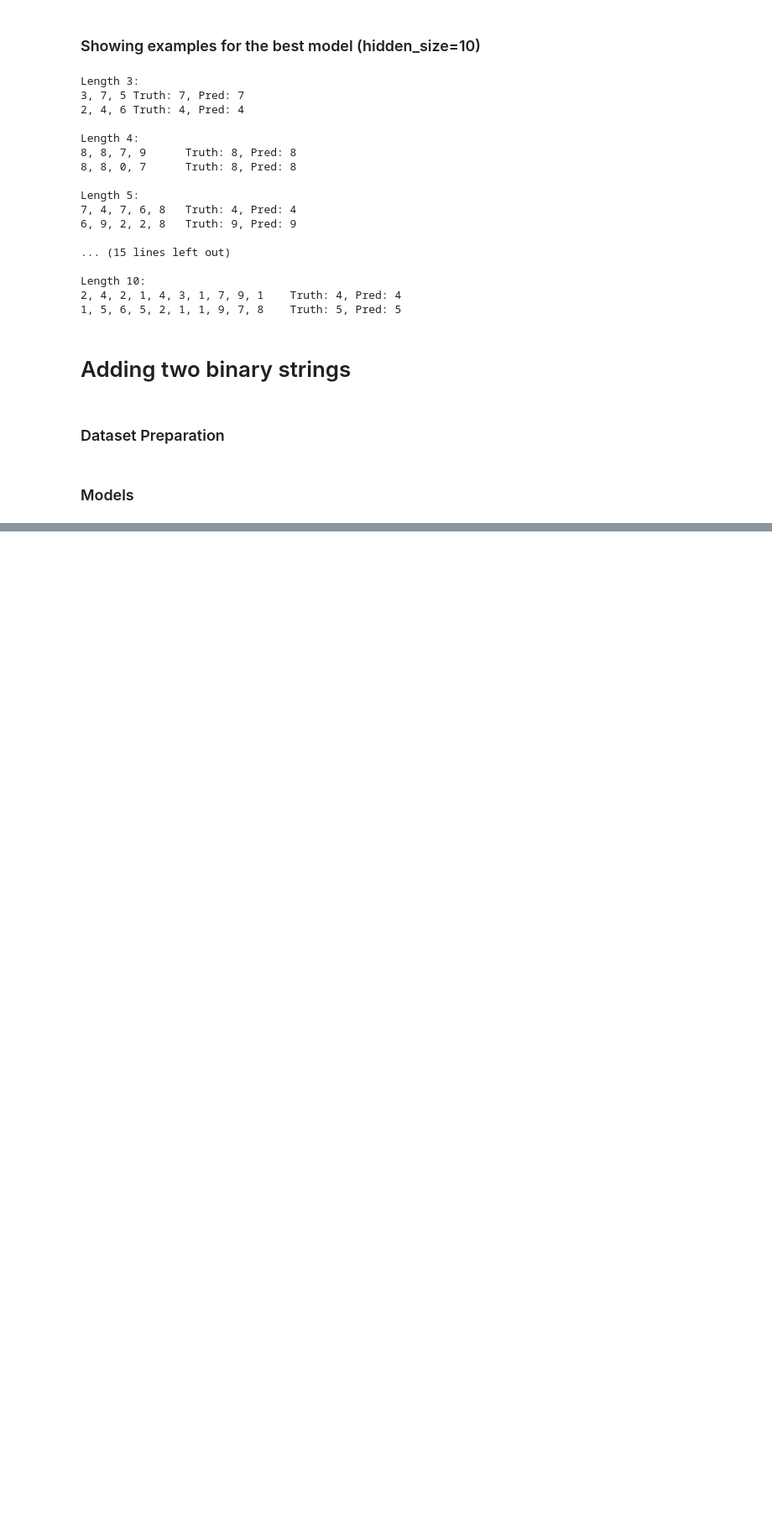
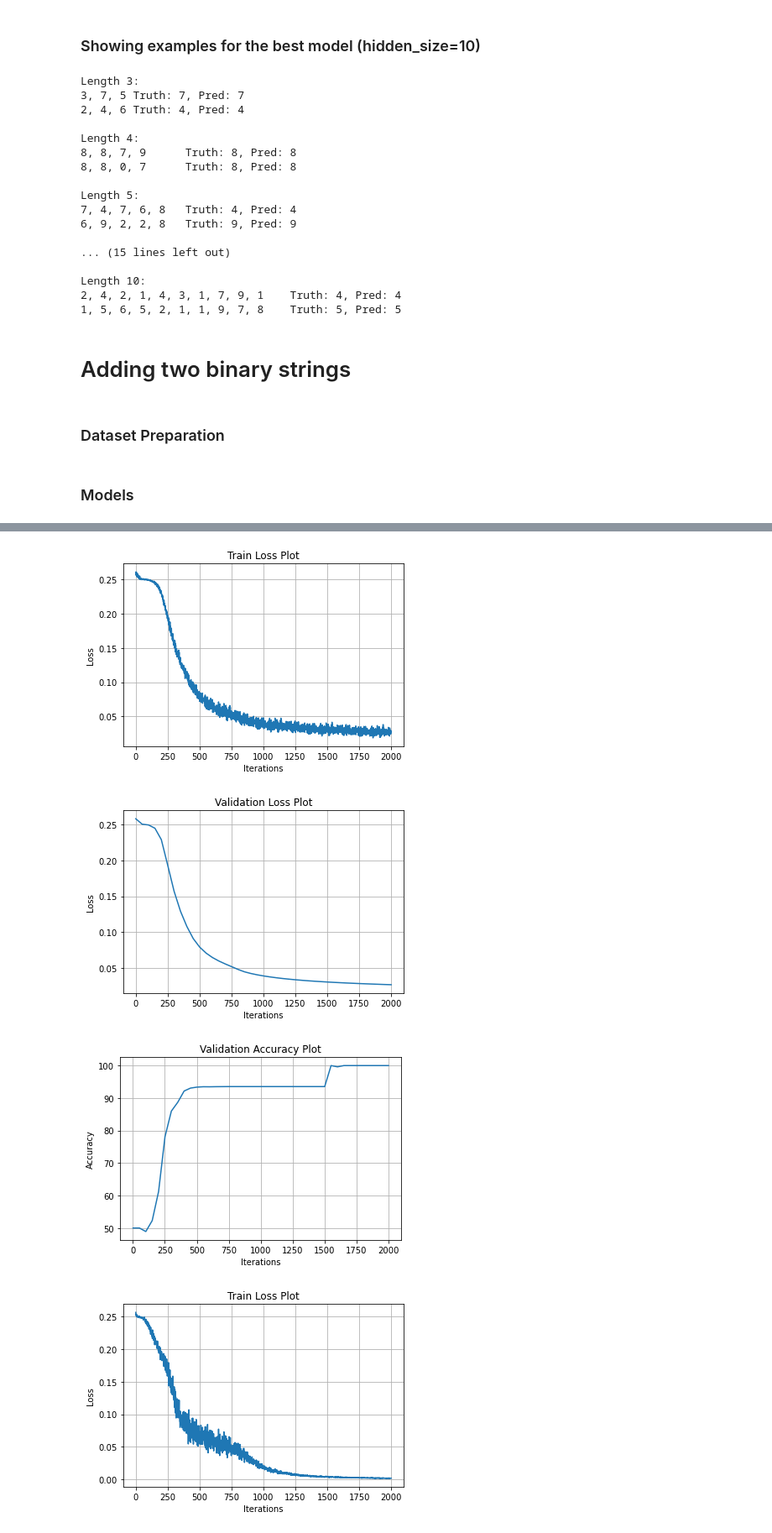
Before and after one commit to anirudhr97/EE6132_Advanced_Signal_Processing, a Jupyter notebook: Lab4/EE6132_Lab4_RNN.ipynb, the cells around one changed output, grey strips where cells are left out. Shown at 84% size. Saved outputs shown, nothing was run; the diff lists cells and outputs as text; code cells hidden in the pictures; blank space fills up the shorter version.

```diff
--- a/Lab4/EE6132_Lab4_RNN.ipynb
+++ b/Lab4/EE6132_Lab4_RNN.ipynb
@@ -1748,0 +1776,10 @@ Time taken for the training: 3.17918 seconds
+# %%
+sizes = [2,5,10]
+models2 = [binLSTM(n_neurons=n, num_layers=1, n_inputs=2, n_outputs=1) for n in sizes]
+l_list2 = []
+lt_list2 = []
+at_list2 = []
+# Cross Entropy Loss
+loss_fn = nn.MSELoss()
+# Number of Epochs
+num_epochs = 5
@@ -1748,0 +1845,16 @@ Time taken for the training: 3.17918 seconds
+# %%
+for i, size in enumerate(sizes):
+    prefix = direc_pics + 'binMSE_LSTM_n{}'.format(size)
+    plotGraphs(
+        losses = l_list2[i],
+        losses_test = lt_list2[i],
+        acc_test = at_list2[i],
+        interval = interval,
+        prefix = prefix,
+        saving = True
+    )
+# %% [output]
+[figure, added]
+[figure, added]
+[figure, added]
+[figure, added]
```
Also changed, not shown: parts of 11 cells of this notebook, 25 other files.
